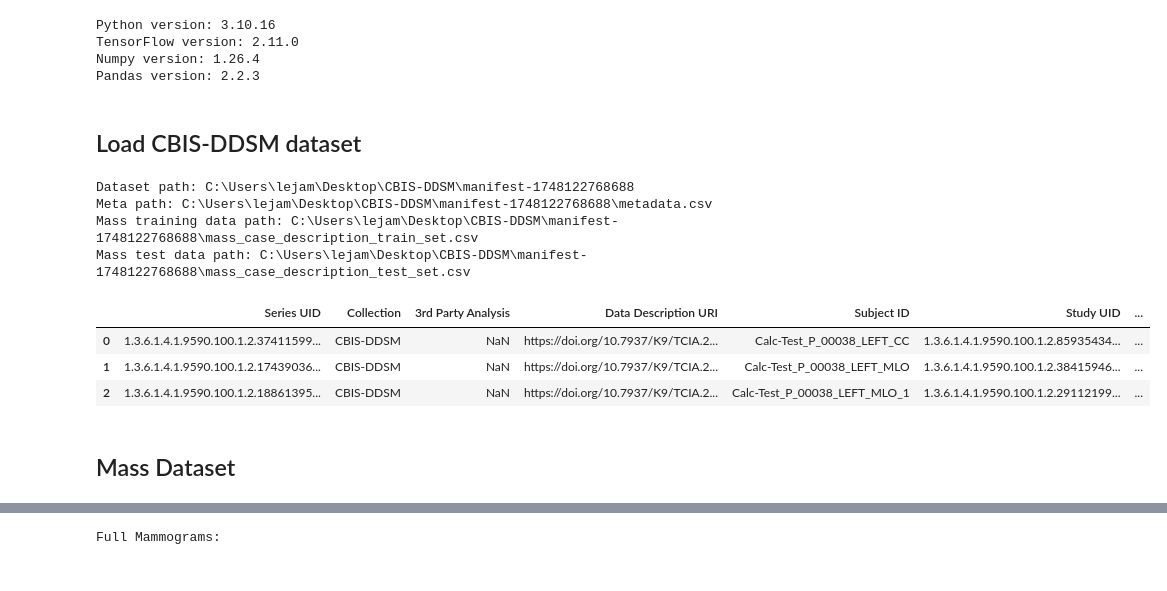
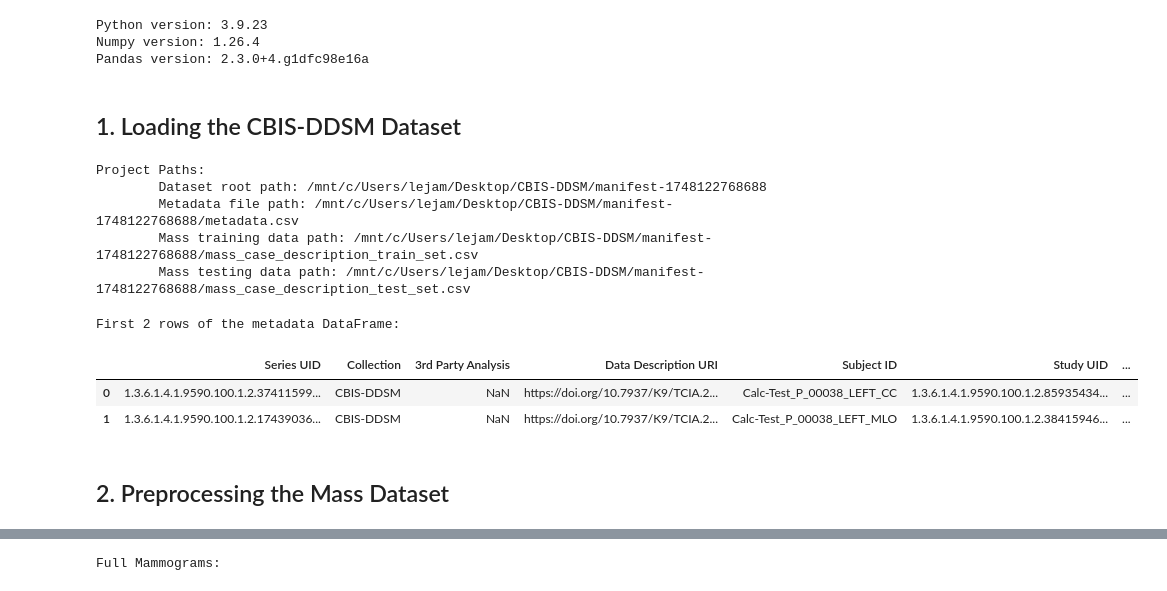
Before and after one commit to we1c0me2s0rapark/UoL-FP, a Jupyter notebook: Test_OriginalData.ipynb, the cells around one changed output, grey strips where cells are left out. Saved outputs shown, nothing was run; the diff lists cells and outputs as text; code cells hidden in the pictures.

Commit message:
update comments and imports

```diff
--- a/Test_OriginalData.ipynb
+++ b/Test_OriginalData.ipynb
@@ -1,50 +1,72 @@
 # %%
+#
+# @file get_versions.py
+#
+# @brief A script to report the versions of key Python libraries.
+#
+# This script prints the version of the Python interpreter and then attempts
+# to import and print the versions of TensorFlow, NumPy, and Pandas.
+# It is useful for quickly checking the installed environment for a project.
+#
 from platform import python_version
 import os
 
 print(f"Python version: {python_version()}")
 
-try:
-    import tensorflow as tf
-    print(f"TensorFlow version: {tf.__version__}")
-except:
-    print("TensorFlow not found")
-
+# Try to import NumPy and print its version.
 try:
     import numpy as np
     print(f"Numpy version: {np.__version__}")
-except:
+except ImportError:
     print("Numpy not found")
 
+# Try to import Pandas and print its version.
 try:
     import pandas as pd
     print(f"Pandas version: {pd.__version__}")
-except:
+except ImportError:
     print("Pandas not found")
 # %% [output]
-Python version: 3.10.16
-TensorFlow version: 2.11.0
+Python version: 3.9.23
 Numpy version: 1.26.4
-Pandas version: 2.2.3
+Pandas version: 2.3.0+4.g1dfc98e16a
 # %% [markdown]
-## Load CBIS-DDSM dataset
+## 1. Loading the CBIS-DDSM Dataset
 # %%
-from definitions import *
-
-print(f"Dataset path: {data_root}")
-print(f"Meta path: {meta_path}")
-print(f"Mass training data path: {mass_train_path}")
-print(f"Mass test data path: {mass_test_path}")
+#
+# @brief A self-contained script to print project paths.
+#
+# This script attempts to import the 'Paths' class from 'Components.definitions'
+# and print its attributes, which are expected to contain key project file paths.
+# It includes robust error handling to notify the user if the module or
+# its attributes are missing.
+#
+try:
+    from Components.definitions import Paths
+    print("Project Paths:")
+    print(f"\tDataset root path: {Paths.root}")
+    print(f"\tMetadata file path: {Paths.metadata_csv}")
+    print(f"\tMass training data path: {Paths.mass_train_csv}")
+    print(f"\tMass testing data path: {Paths.mass_test_csv}")
+except ImportError as ex:
+    print(f"\nError: {ex}. Please check the import path 'Components.definitions' and the file 'definitions.py'.")
+except AttributeError as e:
+    print(f"\nMissing attribute in 'Paths' class: {e}. Please ensure all paths are correctly defined in 'definitions.py'.")
 # %% [output]
-Dataset path: C:\Users\lejam\Desktop\CBIS-DDSM\manifest-1748122768688
-Meta path: C:\Users\lejam\Desktop\CBIS-DDSM\manifest-1748122768688\metadata.csv
-Mass training data path: C:\Users\lejam\Desktop\CBIS-DDSM\manifest-1748122768688\mass_case_description_train_set.csv
-Mass test data path: C:\Users\lejam\Desktop\CBIS-DDSM\manifest-1748122768688\mass_case_description_test_set.csv
+Project Paths:
+        Dataset root path: /mnt/c/Users/lejam/Desktop/CBIS-DDSM/manifest-1748122768688
+        Metadata file path: /mnt/c/Users/lejam/Desktop/CBIS-DDSM/manifest-1748122768688/metadata.csv
+        Mass training data path: /mnt/c/Users/lejam/Desktop/CBIS-DDSM/manifest-1748122768688/mass_case_description_train_set.csv
+        Mass testing data path: /mnt/c/Users/lejam/Desktop/CBIS-DDSM/manifest-1748122768688/mass_case_description_test_set.csv
 # %%
-df_meta = pd.read_csv(meta_path)
-df_meta.head(3)
+# Use the retrieved paths to read the CSV file.
+df_meta = pd.read_csv(Paths.metadata_csv)
+
+# Display the first three rows of the DataFrame.
+print("\nFirst 2 rows of the metadata DataFrame:")
+df_meta.head(2)
 # %% [output]
+First 2 rows of the metadata DataFrame:
 |  | Series UID | Collection | 3rd Party Analysis | Data Description URI | Subject ID | Study UID | ... |
 | 0 | 1.3.6.1.4.1.9590.100.1.2.37411599... | CBIS-DDSM | NaN | https://doi.org/10.7937/K9/TCIA.2... | Calc-Test_P_00038_LEFT_CC | 1.3.6.1.4.1.9590.100.1.2.85935434... | ... |
 | 1 | 1.3.6.1.4.1.9590.100.1.2.17439036... | CBIS-DDSM | NaN | https://doi.org/10.7937/K9/TCIA.2... | Calc-Test_P_00038_LEFT_MLO | 1.3.6.1.4.1.9590.100.1.2.38415946... | ... |
-| 2 | 1.3.6.1.4.1.9590.100.1.2.18861395... | CBIS-DDSM | NaN | https://doi.org/10.7937/K9/TCIA.2... | Calc-Test_P_00038_LEFT_MLO_1 | 1.3.6.1.4.1.9590.100.1.2.29112199... | ... |
@@ -81,3 +73,3 @@ if False:
 # %% [markdown]
-## Mass Dataset
+## 2. Preprocessing the Mass Dataset
 # %%
```
Also changed, not shown: parts of 27 cells of this notebook, 7 other files.
